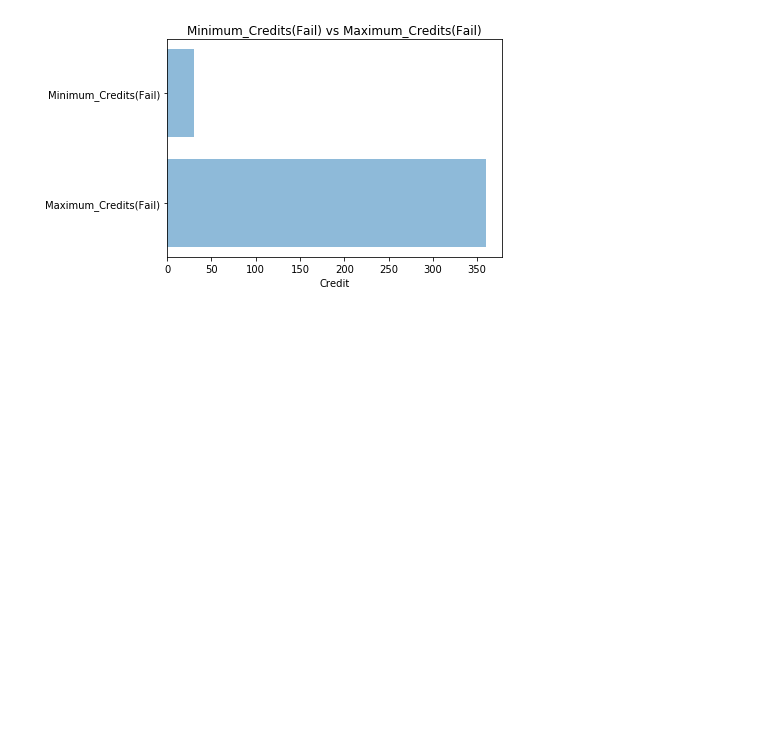
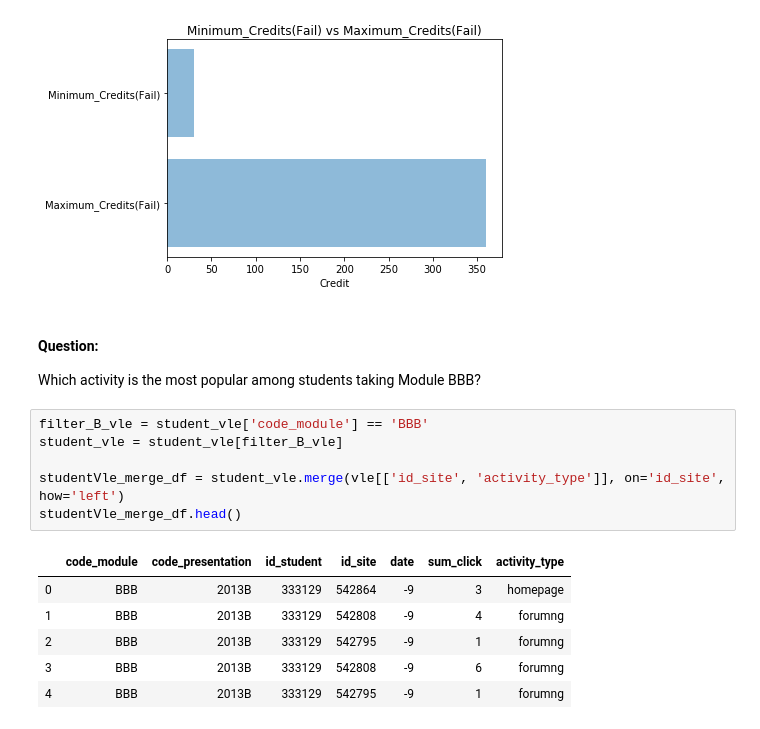
Before and after one commit to rayansami/behaviour-analysis, a Jupyter notebook: Analyzing_Open_University_Learning_Analytics_Dataset.ipynb, the cells around one changed output. Saved outputs shown, nothing was run; the diff lists cells and outputs as text; blank space fills up the shorter version.

```diff
--- a/Analyzing_Open_University_Learning_Analytics_Dataset.ipynb
+++ b/Analyzing_Open_University_Learning_Analytics_Dataset.ipynb
@@ -521,3 +532,19 @@ plt.show()
 Minimum_Credits(Fail) 30
 Maximum_Credits(Fail) 360
 [figure]
+# %% [markdown]
+#### Question:
+Which activity is the most popular among students taking Module BBB?
+# %%
+filter_B_vle = student_vle['code_module'] == 'BBB'
+student_vle = student_vle[filter_B_vle]
+
+studentVle_merge_df = student_vle.merge(vle[['id_site', 'activity_type']], on='id_site', how='left')
+studentVle_merge_df.head()
+# %% [output]
+|  | code_module | code_presentation | id_student | id_site | date | sum_click | activity_type |
+| 0 | BBB | 2013B | 333129 | 542864 | -9 | 3 | homepage |
+| 1 | BBB | 2013B | 333129 | 542808 | -9 | 4 | forumng |
+| 2 | BBB | 2013B | 333129 | 542795 | -9 | 1 | forumng |
+| 3 | BBB | 2013B | 333129 | 542808 | -9 | 6 | forumng |
+| 4 | BBB | 2013B | 333129 | 542795 | -9 | 1 | forumng |
```
Also changed, not shown: parts of 7 cells of this notebook.
